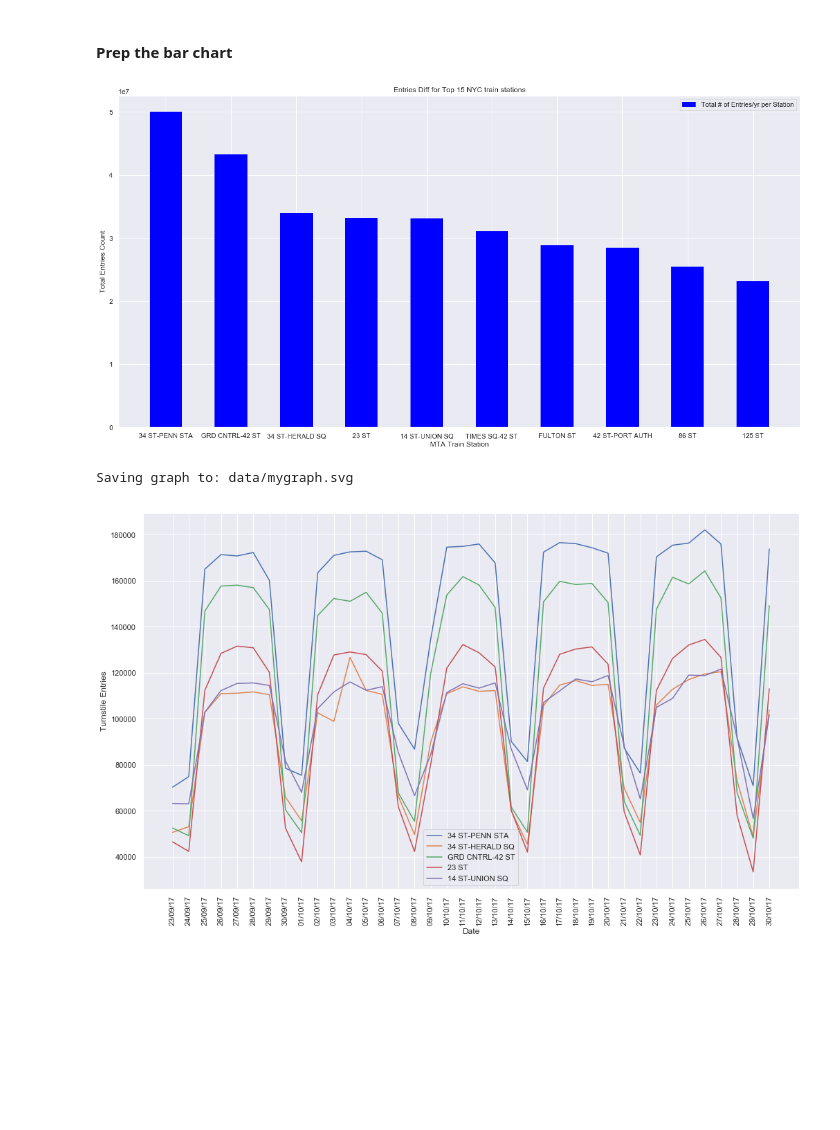
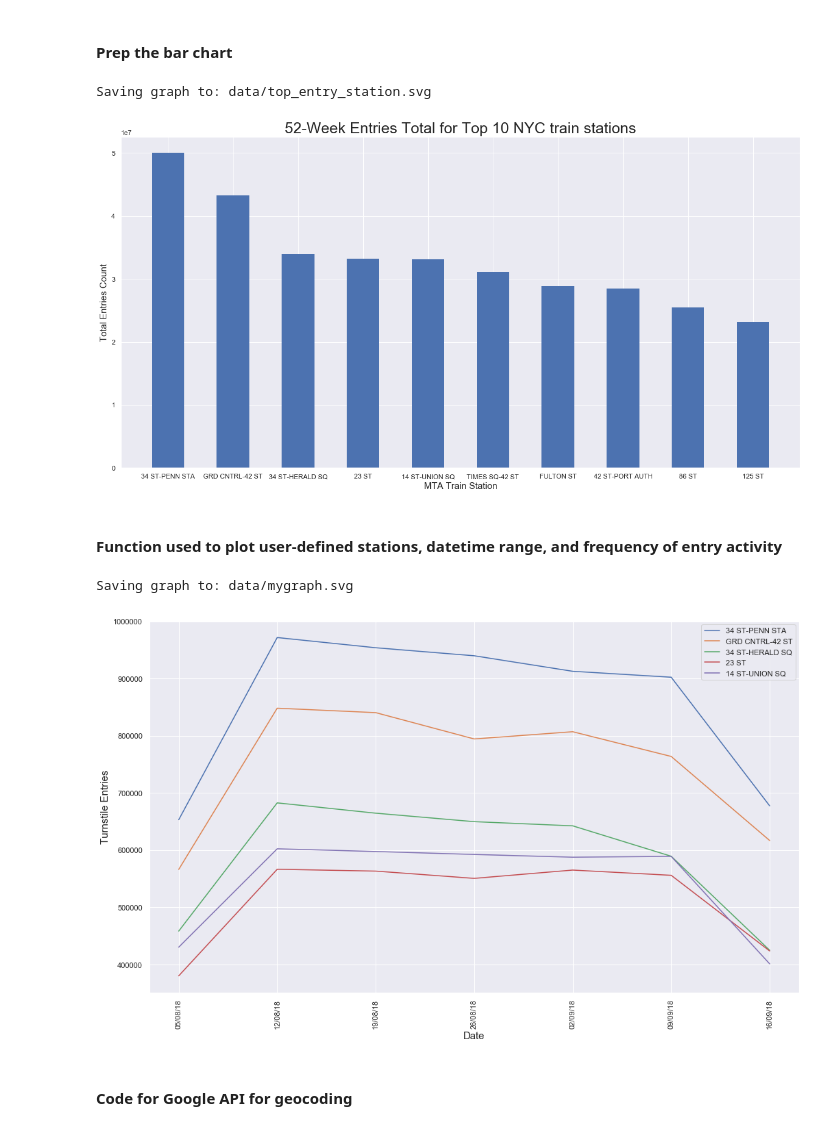
Before and after one commit to RedGeryon/MTA-subway, a Jupyter notebook: mta_subway_visuals.ipynb, the cells around one changed output. Cells and saved outputs as stored; diff of their text form; code cells hidden in the pictures; blank space fills up the shorter version.

```diff
--- a/mta_subway_visuals.ipynb
+++ b/mta_subway_visuals.ipynb
@@ -3,6 +3,7 @@
 # %%
 import pandas as pd
 import pickle
+import datetime
 
 import seaborn as sns
 sns.set()
@@ -22,5 +23,8 @@ import matplotlib.dates as mdates
 
 #df = pd.read_csv("data/turnstile_180922.txt") # read the MTA data from csv file
 
+# Put filepath here
+data_path = 'data/'
+
 # Open from pickled data
-data = pickle.load(open("data/all_data_parsed", 'rb'))
+data = pickle.load(open("data/final_clean_data", 'rb'))
@@ -58,18 +76,24 @@ for x in range(10):
 # %%
 plt.figure(figsize=(20,10))
 
 plt.bar(stations,
         values_entry,
-        color='blue',
+        #color='#e91d63',
         edgecolor='none',
         width=0.5,
         align='center',
         label='Total # of Entries/yr per Station')
-plt.title('Entries Diff for Top 15 NYC train stations')
-plt.ylabel('Total Entries Count')
-plt.xlabel('MTA Train Station')
+plt.title('52-Week Entries Total for Top 10 NYC train stations',fontsize=25)
+plt.ylabel('Total Entries Count',fontsize = 15)
+plt.xlabel('MTA Train Station',fontsize = 15)
 
-plt.legend() # to show the label = 'y1' on the bar plot
+#plt.legend() # to show the label = 'y1' on the bar plot
 plt.xticks(stations, [str(station) for station in stations]);
+
+# save the graph to local drive
+save = 'top_entry_station'
+print('Saving graph to:', data_path + save + '.svg')
+plt.savefig(data_path + save + '.svg', format='svg')
 # %% [output]
+Saving graph to: data/top_entry_station.svg
-[figure, old version]
+[figure, new version]
@@ -80,3 +100,5 @@ import datetime
+# %% [markdown]
+#### Function used to plot user-defined stations, datetime range, and frequency of entry activity
 # %%
 def plot_stop_data(fn, stops, date_range=None, rule="4H", save=False):
     ''' Load and plot entry counts in pickled file containing dictionary with
@@ -130,20 +152,22 @@ def plot_stop_data(fn, stops, date_range=None, rule="4H", save=False):
     ax.set_xticklabels(labels=date, rotation=90)
     plt.gca().xaxis.set_major_formatter(mdates.DateFormatter(x_format))
     ax.set_xticks(date)
-    ax.set_xlabel(x_name)
-    ax.set_ylabel(y_name)
+    ax.set_xlabel(x_name,fontsize = 15)
+    ax.set_ylabel(y_name,fontsize = 15)
 
     # Save options
     print('Saving graph to:', data_path + save + '.svg')
     plt.savefig(data_path + save + '.svg', format='svg')
 
-stops = ['34 ST-PENN STA','',  'GRD CNTRL-42 ST', '23 ST' , '14 ST-UNION SQ']
-date_range = ['2017-9-23', '2017-10-31']
+stops = ['34 ST-PENN STA','GRD CNTRL-42 ST',  '34 ST-HERALD SQ', '23 ST' , '14 ST-UNION SQ']
+date_range = ['2018-08-01', '2018-09-14']
 
-plot_stop_data('all_data_parsed', stops, date_range, rule='1D', save='mygraph')
+plot_stop_data('final_clean_data', stops, date_range, rule='1W', save='mygraph')
 # %% [output]
 Saving graph to: data/mygraph.svg
-[figure, old version]
+[figure, new version]
+# %% [markdown]
+#### Code for Google API for geocoding
 # %%
 #url = 'https://maps.googleapis.com/maps/api/geocode/json?address= '+{}+' station, New York, NY&key=AIzaSyAcynoicIVtwQGqgIe0EHZJEmgqMZ9geIc'
 #station_string=json.dumps(station)
```
Also changed, not shown: parts of 3 cells of this notebook.
